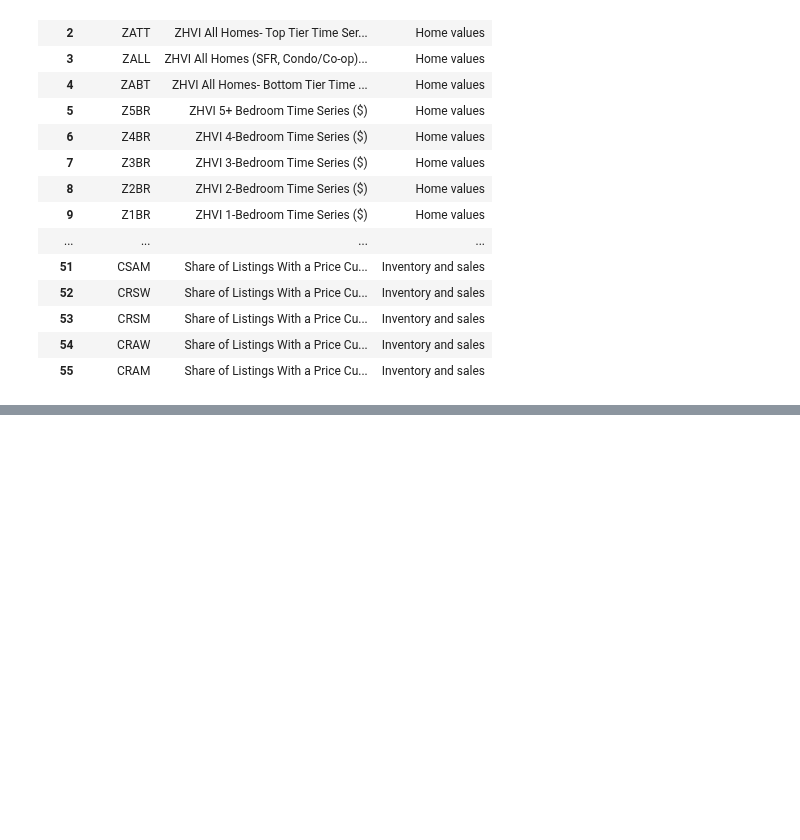
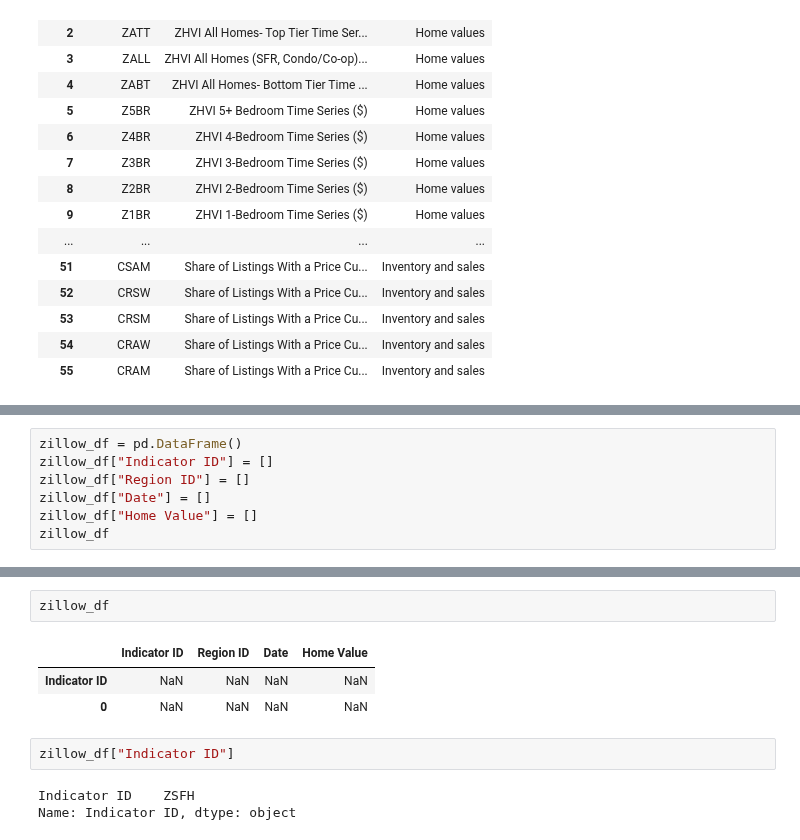
Before and after one commit to binetala/The_Very_Best_Team, a Jupyter notebook: Cole/zillow_data.ipynb, the cells around one changed output, grey strips where cells are left out. Saved outputs shown, nothing was run; the diff lists cells and outputs as text; blank space fills up the shorter version.

Commit message:
Still working on pulling data from Quandl API

```diff
--- a/Cole/zillow_data.ipynb
+++ b/Cole/zillow_data.ipynb
@@ -81,0 +110,7 @@ for region_id in co_region_ids:
+# %%
+zillow_df = pd.DataFrame()
+zillow_df["Indicator ID"] = []
+zillow_df["Region ID"] = []
+zillow_df["Date"] = []
+zillow_df["Home Value"] = []
+zillow_df
@@ -81,0 +132,11 @@ for region_id in co_region_ids:
+# %%
+zillow_df
+# %% [output]
+|  | Indicator ID | Region ID | Date | Home Value |
+| Indicator ID | NaN | NaN | NaN | NaN |
+| 0 | NaN | NaN | NaN | NaN |
+# %%
+zillow_df["Indicator ID"]
+# %% [output]
+Indicator ID    ZSFH
+Name: Indicator ID, dtype: object
```
Also changed, not shown: parts of 7 cells of this notebook.
